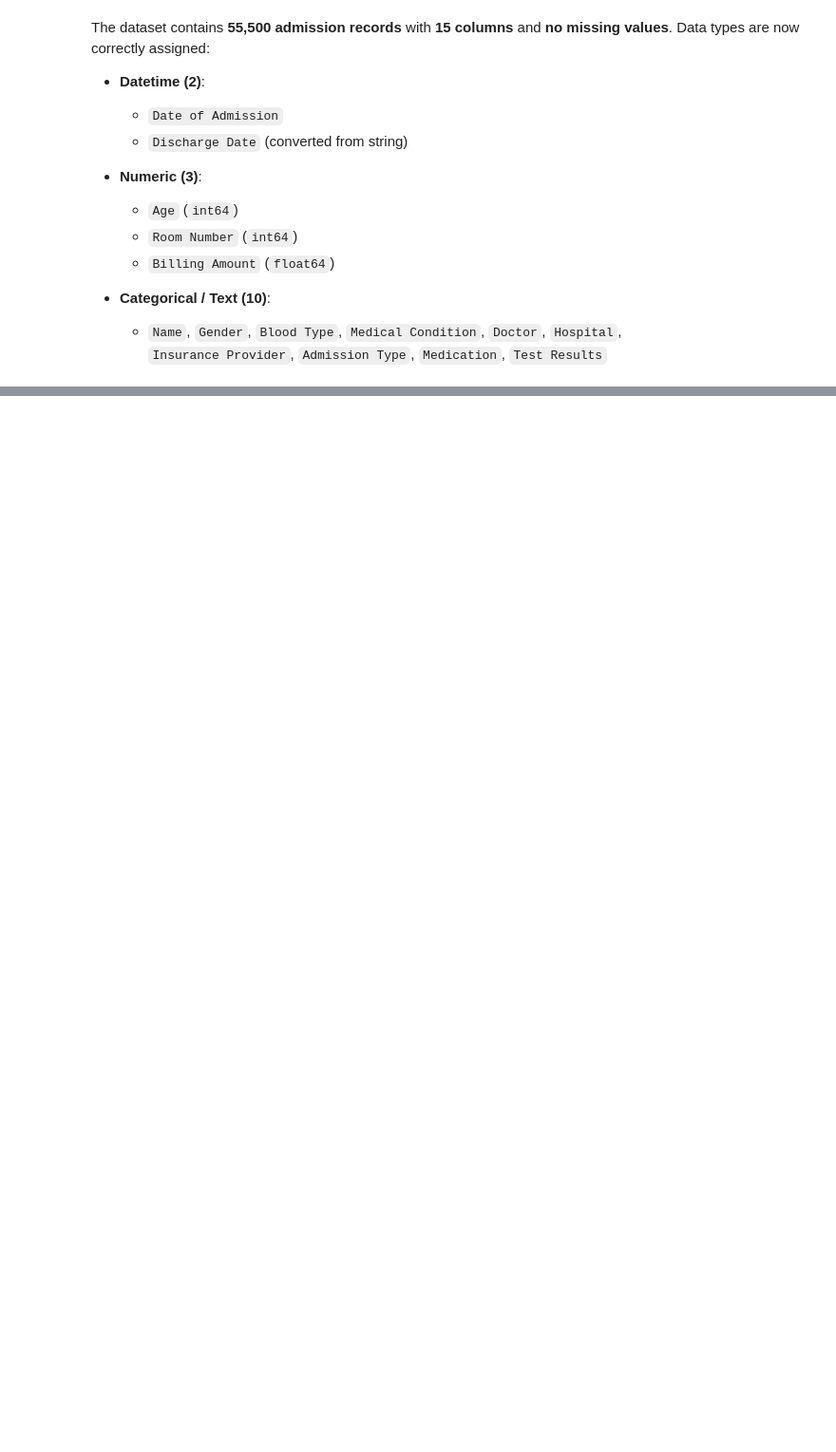
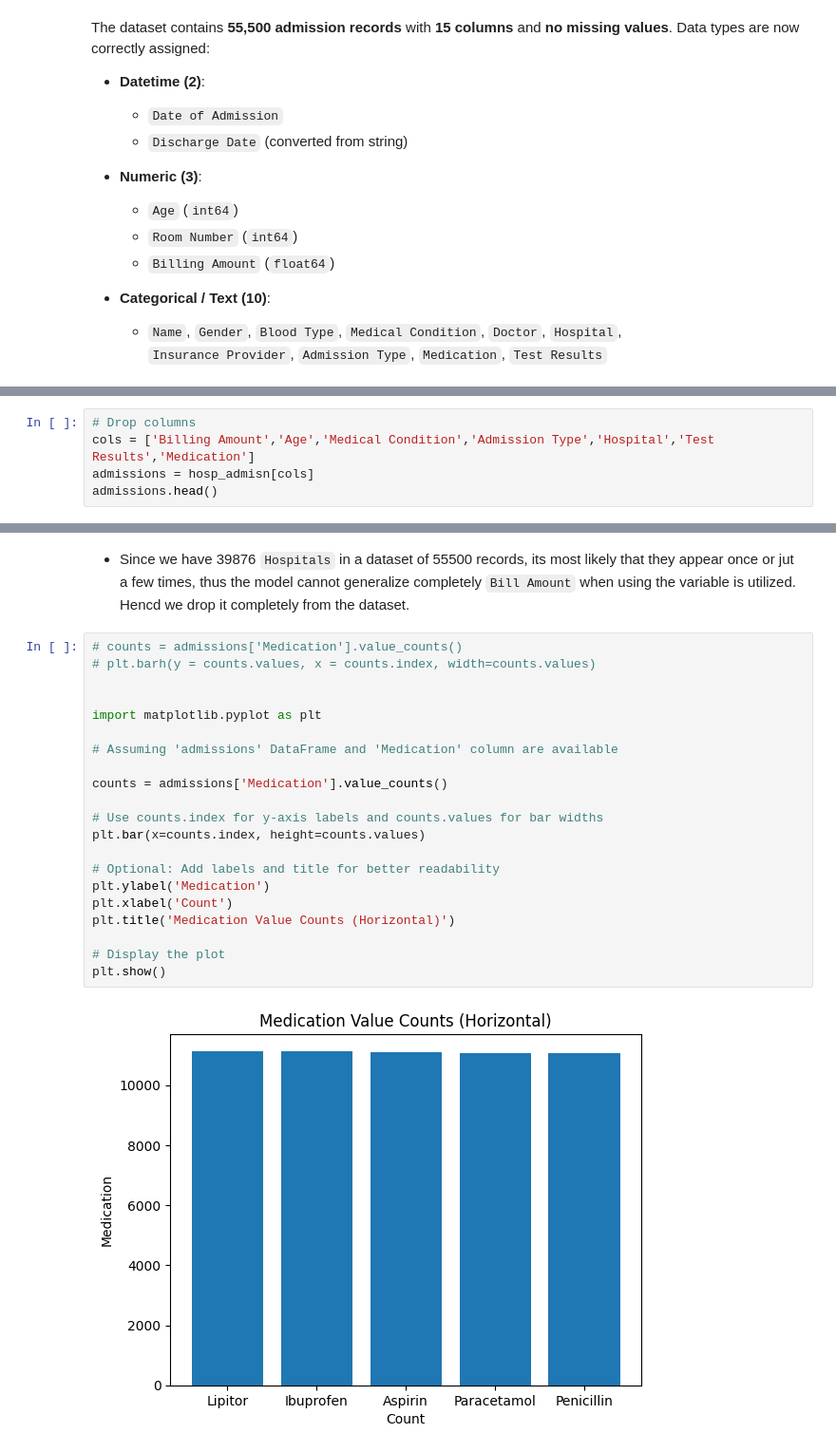
Before and after one commit to Rooney-tech/Machine-Learning, a Jupyter notebook: Linear regression/Notebooks/Linear Regression Analaysis 2- Predicting Patient Bill.ipynb, the cells around one changed output, grey strips where cells are left out. Shown: that part at 95% size. Drawn from its saved outputs; the diff is of its cells as text; blank space fills up the shorter version.

```diff
--- a/Linear regression/Notebooks/Linear Regression Analaysis 2- Predicting Patient Bill.ipynb
+++ b/Linear regression/Notebooks/Linear Regression Analaysis 2- Predicting Patient Bill.ipynb
@@ -142,0 +162,5 @@ The dataset contains **55,500 admission records** with **15 columns** and **no m
+# %%
+# Drop columns
+cols = ['Billing Amount','Age','Medical Condition','Admission Type','Hospital','Test Results','Medication']
+admissions = hosp_admisn[cols]
+admissions.head()
@@ -142,0 +188,26 @@ The dataset contains **55,500 admission records** with **15 columns** and **no m
+# %% [markdown]
+
+* Since we have 39876 `Hospitals` in a dataset of 55500 records, its most likely that they appear once or jut a few times, thus the model cannot generalize completely `Bill Amount` when using the variable is utilized. Hencd we drop it completely from the dataset.
+# %%
+# counts = admissions['Medication'].value_counts()
+# plt.barh(y = counts.values, x = counts.index, width=counts.values)
+
+
+import matplotlib.pyplot as plt
+
+# Assuming 'admissions' DataFrame and 'Medication' column are available
+
+counts = admissions['Medication'].value_counts()
+
+# Use counts.index for y-axis labels and counts.values for bar widths
+plt.bar(x=counts.index, height=counts.values)
+
+# Optional: Add labels and title for better readability
+plt.ylabel('Medication')
+plt.xlabel('Count')
+plt.title('Medication Value Counts (Horizontal)')
+
+# Display the plot
+plt.show()
+# %% [output]
+[figure, added]
```
Also changed, not shown: parts of 8 cells of this notebook.
